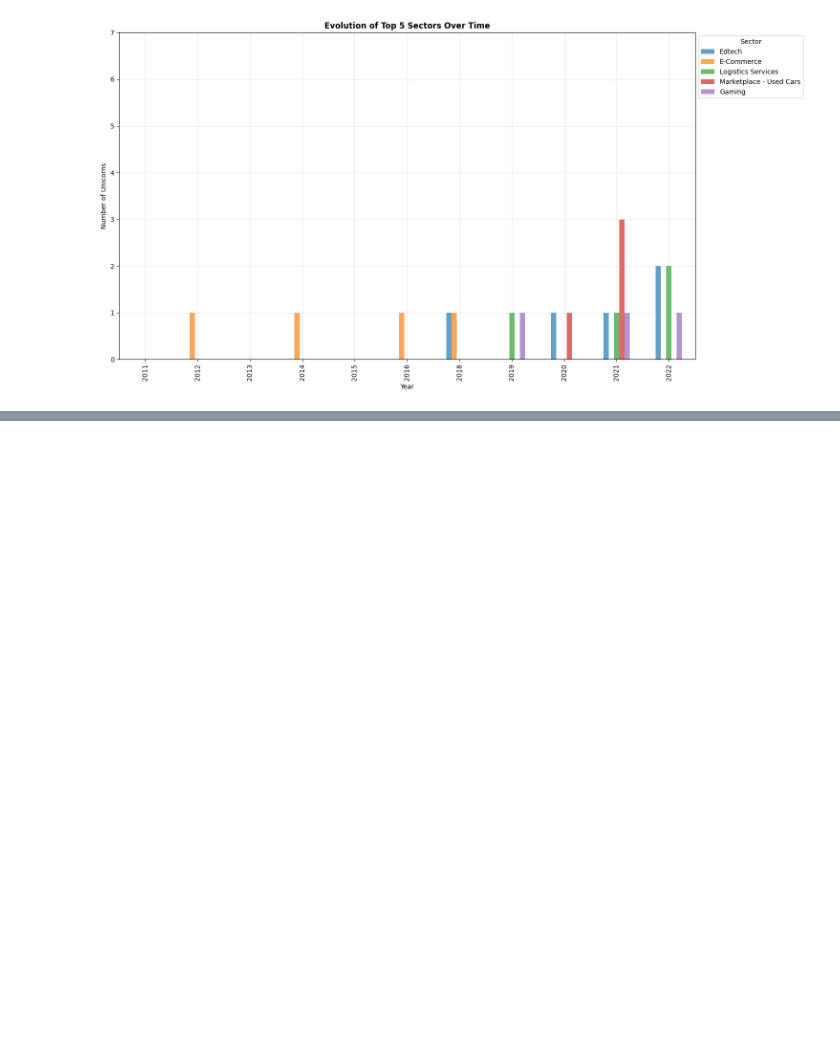
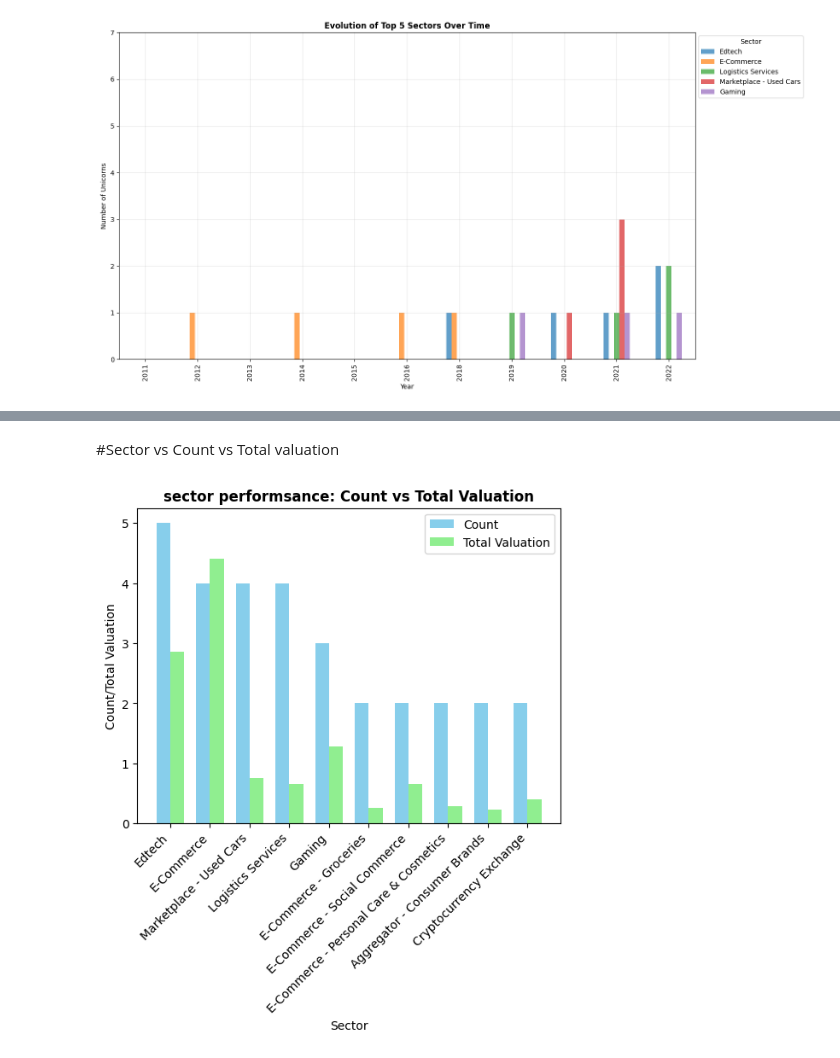
Before and after one commit to sindhuhavanagi17/python-ml, a Jupyter notebook: Starting_Funding_Analysis.ipynb, the cells around one changed output, grey strips where cells are left out. Saved outputs shown, nothing was run; the diff lists cells and outputs as text; code cells hidden in the pictures; blank space fills up the shorter version.

```diff
--- a/Starting_Funding_Analysis.ipynb
+++ b/Starting_Funding_Analysis.ipynb
@@ -363,0 +380,21 @@ display_k_sector_evolution(df,5)
+# %% [markdown]
+#Sector vs Count vs Total valuation
+# %%
+sector_summary=df.groupby('Sector').agg({
+    'Valuation ($B)':['count','sum'],
+}).round(2)
+sector_summary.columns=['Count','Total_Valuation']
+sector_summary=sector_summary.sort_values(by='Count',ascending=False).head(10)
+x=np.arange(len(sector_summary))
+width=0.35
+
+plt.bar(x-width/2,sector_summary['Count'],width,label='Count',color='skyblue')
+plt.bar(x+width/2,sector_summary['Total_Valuation']/10,width,label='Total Valuation',color='lightgreen')
+plt.title('sector performsance: Count vs Total Valuation',fontweight='bold')
+plt.xlabel('Sector')
+plt.ylabel('Count/Total Valuation')
+plt.xticks(x,sector_summary.index,rotation=45,ha='right')
+plt.legend()
+plt.show()
+# %% [output]
+[figure, added]
```
Also changed, not shown: parts of 21 cells of this notebook.
